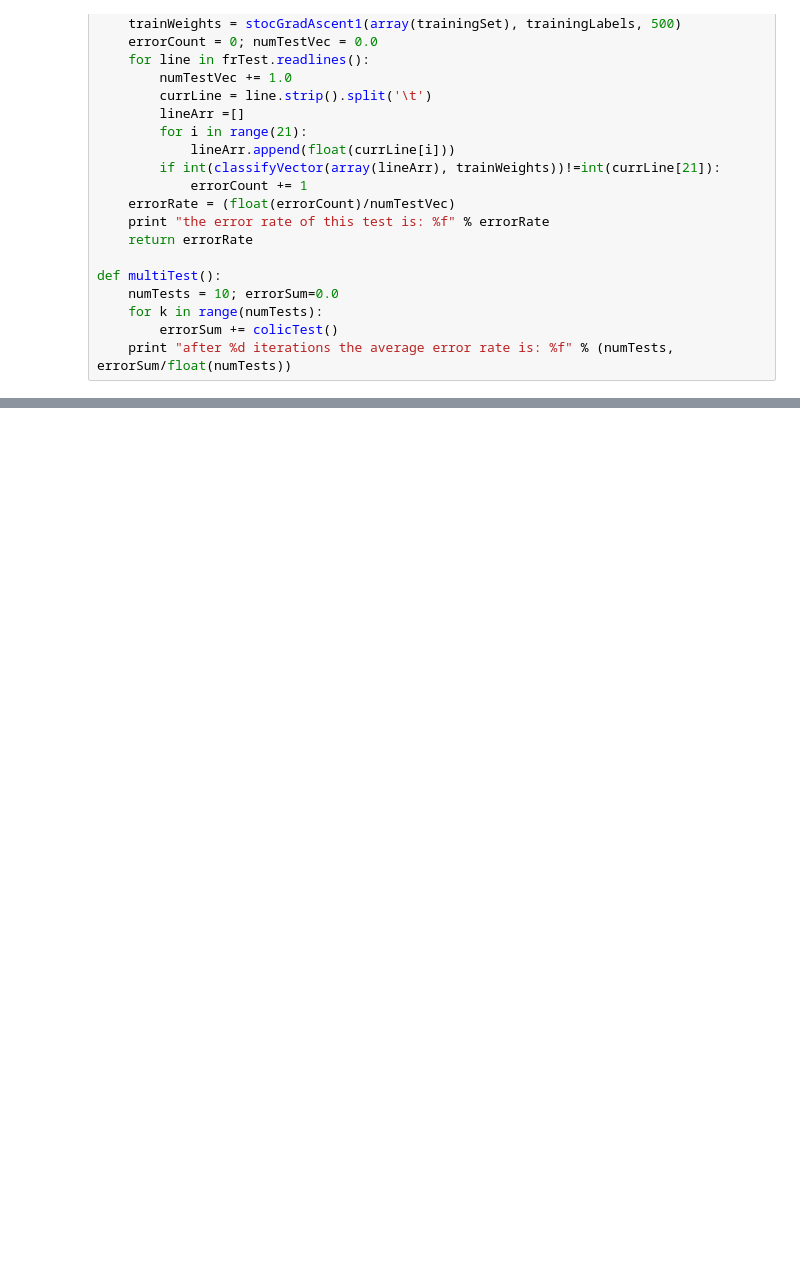
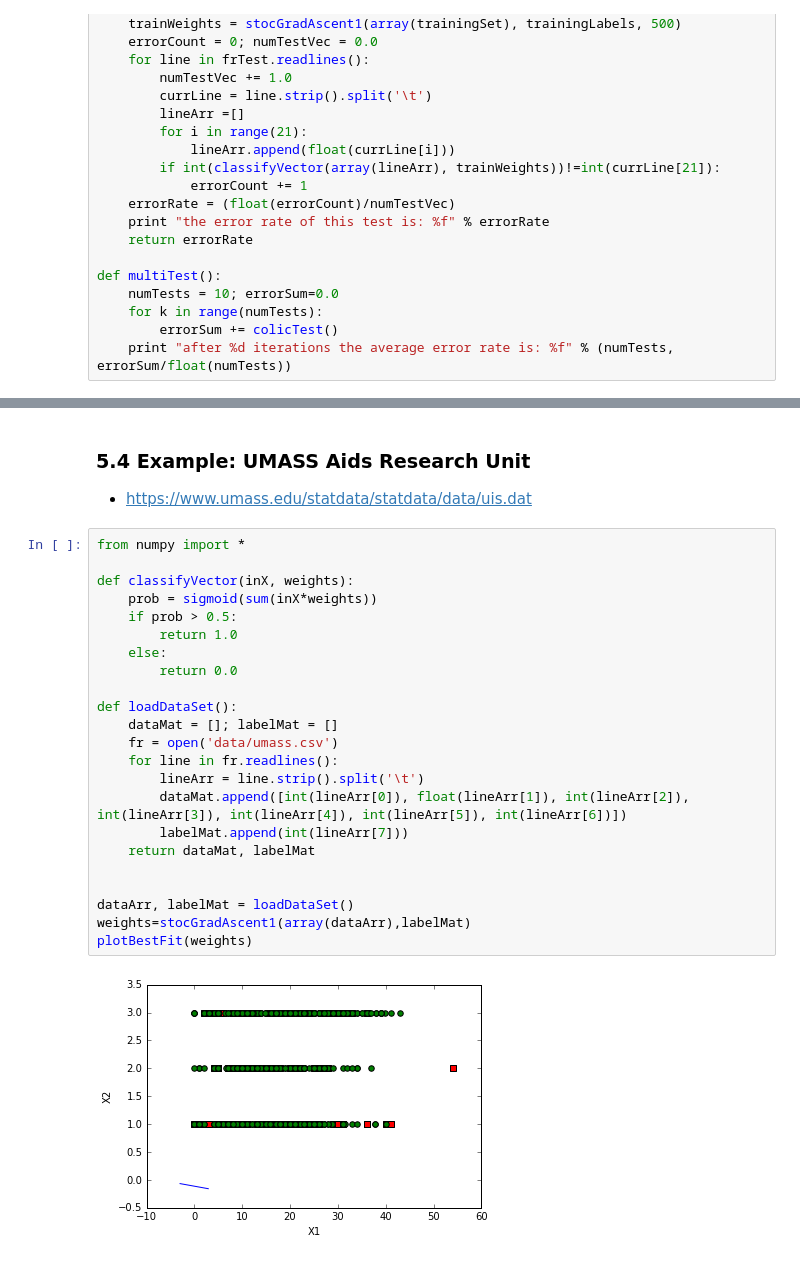
Before and after one commit to lhw4846/ML, a Jupyter notebook: HyunWooLee/doc/5. LR/lr_class.ipynb, the cells around one changed output, grey strips where cells are left out. Saved outputs shown, nothing was run; the diff lists cells and outputs as text; blank space fills up the shorter version.

```diff
--- a/HyunWooLee/doc/5. LR/lr_class.ipynb
+++ b/HyunWooLee/doc/5. LR/lr_class.ipynb
@@ -218,0 +219,29 @@ after 10 iterations the average error rate is: 0.362687
+# %% [markdown]
+### 5.4 Example: UMASS Aids Research Unit
+
+- https://www.umass.edu/statdata/statdata/data/uis.dat
+# %%
+from numpy import *
+
+def classifyVector(inX, weights):
+    prob = sigmoid(sum(inX*weights))
+    if prob > 0.5:
+        return 1.0
+    else:
+        return 0.0
+
+def loadDataSet():
+    dataMat = []; labelMat = []
+    fr = open('data/umass.csv')
+    for line in fr.readlines():
+        lineArr = line.strip().split('\t')
+        dataMat.append([int(lineArr[0]), float(lineArr[1]), int(lineArr[2]), int(lineArr[3]), int(lineArr[4]), int(lineArr[5]), int(lineArr[6])])
+        labelMat.append(int(lineArr[7]))
+    return dataMat, labelMat
+
+
+dataArr, labelMat = loadDataSet()
+weights=stocGradAscent1(array(dataArr),labelMat)
+plotBestFit(weights)
+# %% [output]
+[figure, added]
```
Also changed, not shown: parts of 2 cells of this notebook.
